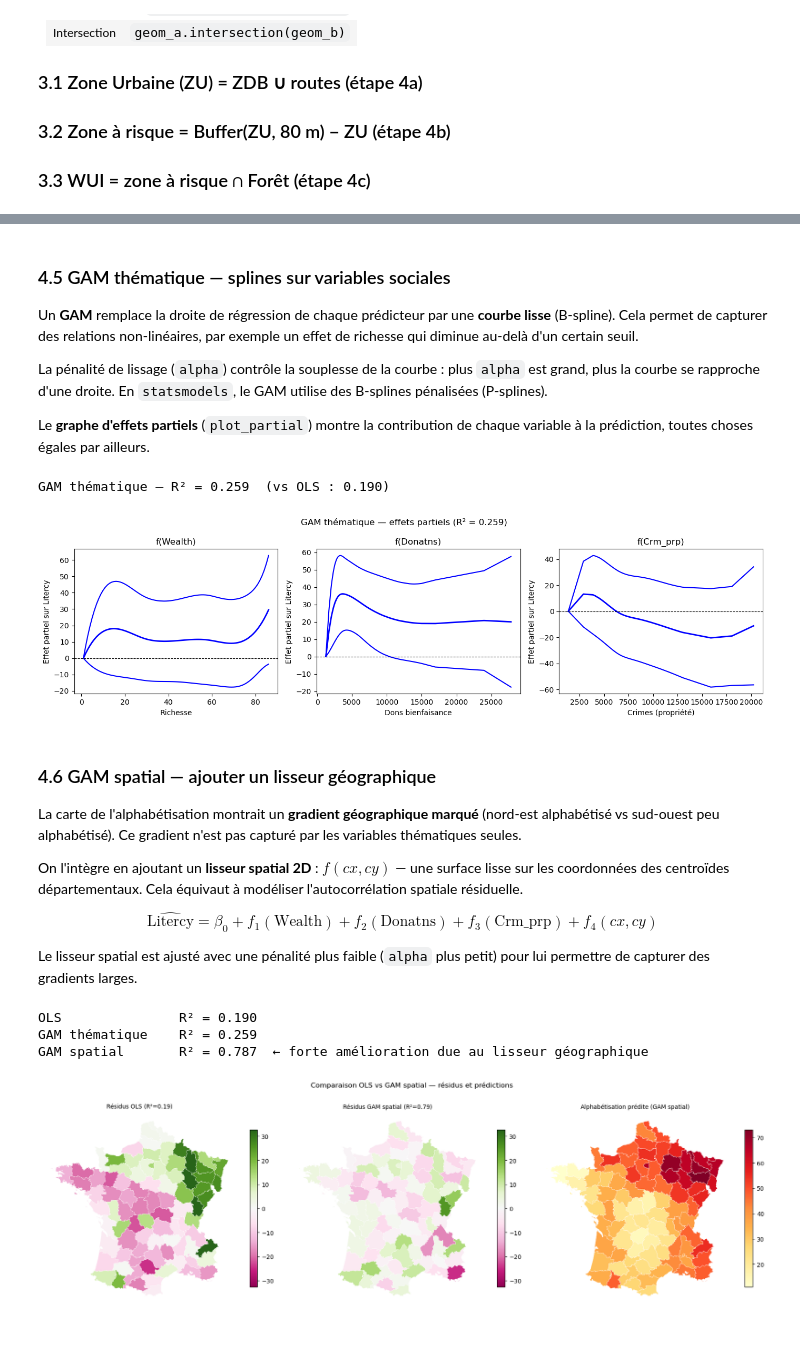
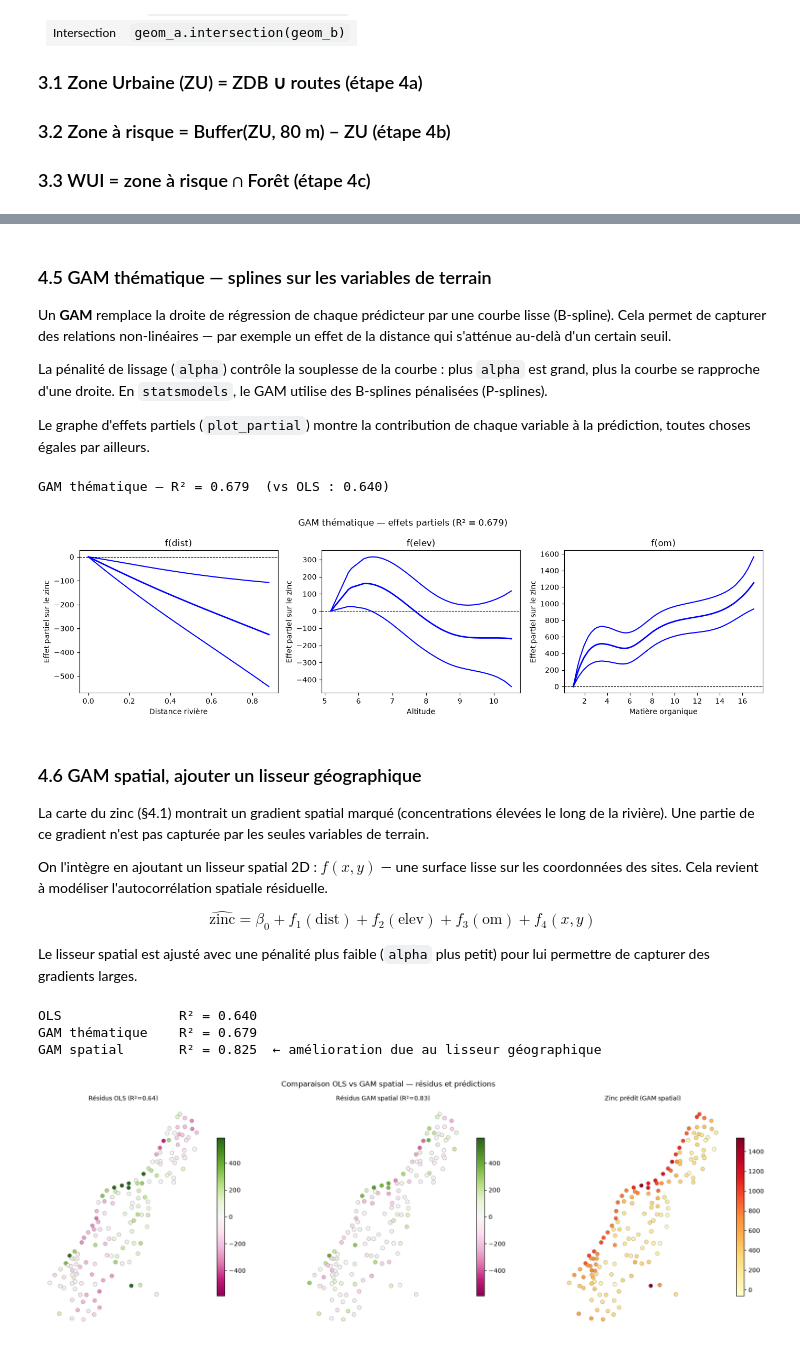
Before and after one commit to gse-unil/2026_Geoinformatique_II, a Jupyter notebook: tps/python/tp-py03.ipynb, the cells around one changed output, grey strips where cells are left out. Drawn from its saved outputs; the diff is of its cells as text; code cells hidden in the pictures.

```diff
--- a/tps/python/tp-py03.ipynb
+++ b/tps/python/tp-py03.ipynb
@@ -226,7 +225,7 @@ Dans QGIS, nous avons utilisé l'outil **Zone tampon** pour :
 #   Étape 2 : buffer −75 m pour éliminer les zones peu denses
 # -------------------------------------------------------
 print("Étape 1 : buffer +75 m sur les bâtiments (regroupé)...")
-buf_pos = buildings_clip.geometry.buffer(75).unary_union   # buffer + dissolve
+buf_pos = buildings_clip.geometry.buffer(75).union_all()   # buffer + dissolve
 
 print("Étape 2 : buffer −75 m pour garder uniquement les zones denses (ZDB)...")
 zdb_geom = buf_pos.buffer(-75)
@@ -237,7 +236,7 @@ print(f"  ZDB : aire totale = {zdb_geom.area / 1e6:.2f} km²")
 # 3b — Buffer routes (6 m = moitié de la largeur totale de 12 m)
 # -------------------------------------------------------
 print("\nBuffer routes (6 m)...")
-roads_buf_geom = roads_clip.geometry.buffer(6).unary_union
+roads_buf_geom = roads_clip.geometry.buffer(6).union_all()
 roads_buf = gpd.GeoDataFrame(geometry=[roads_buf_geom], crs=CRS_REF)
 print(f"  Routes bufferisées : aire = {roads_buf_geom.area / 1e6:.2f} km²")
 
@@ -318,7 +313,7 @@ print(f"  Zone à risque (bande 80 m hors ZU) : aire = {zone_risque_geom.area /
 # 4c — Intersection zone risque ∩ Forêt → WUI
 # -------------------------------------------------------
 print("4c — Intersection zone risque ∩ Forêt → WUI...")
-foret_union = foret_clip.geometry.unary_union
+foret_union = foret_clip.geometry.union_all()
 wui_geom = zone_risque_geom.intersection(foret_union)
 wui = gpd.GeoDataFrame(geometry=[wui_geom], crs=CRS_REF)
 print(f"  WUI : aire = {wui_geom.area / 1e6:.2f} km²")
@@ -485,5 +481,5 @@ On commence par un modèle de référence — la régression linéaire multiple
 # %%
-ols = smf.ols('Litercy ~ Wealth + Donatns + Crm_prp', data=guerry).fit()
+ols = smf.ols('zinc ~ dist + elev + om', data=meuse).fit()
 print(f"OLS — R² = {ols.rsquared:.3f}  |  R² adj. = {ols.rsquared_adj:.3f}\n")
 print(ols.summary().tables[1])
 
@@ -491,13 +487,13 @@ print(ols.summary().tables[1])
 fig, axes = plt.subplots(1, 3, figsize=(14, 4))
 from scipy.stats import pearsonr
 for ax, feat, label in zip(axes, features, labels):
-    x = guerry[feat].values
+    x = meuse[feat].values
     r_val, _ = pearsonr(x, y)
     ax.scatter(x, y, s=20, alpha=0.6, color='steelblue')
     m, b = np.polyfit(x, y, 1)
     ax.plot(np.sort(x), m * np.sort(x) + b, color='crimson', linewidth=2)
     ax.set_xlabel(label.replace('\n', ' '))
-    ax.set_ylabel('Alphabétisation (%)')
+    ax.set_ylabel('Zinc (ppm)')
     ax.set_title(f'r = {r_val:.2f}')
 
 plt.suptitle(f"OLS — nuages de points (R² = {ols.rsquared:.3f})", fontsize=12)
@@ -617,13 +630,13 @@ Extrapolation à des valeurs de prédicteurs extrêmes (hors du nuage observé)
 # %% [markdown]
-### 4.5 GAM thématique — splines sur variables sociales
+### 4.5 GAM thématique — splines sur les variables de terrain
 
-Un **GAM** remplace la droite de régression de chaque prédicteur par une **courbe lisse** (B-spline). Cela permet de capturer des relations non-linéaires, par exemple un effet de richesse qui diminue au-delà d'un certain seuil.
+Un **GAM** remplace la droite de régression de chaque prédicteur par une courbe lisse (B-spline). Cela permet de capturer des relations non-linéaires — par exemple un effet de la distance qui s'atténue au-delà d'un certain seuil.
 
 La pénalité de lissage (`alpha`) contrôle la souplesse de la courbe : plus `alpha` est grand, plus la courbe se rapproche d'une droite. En `statsmodels`, le GAM utilise des B-splines pénalisées (P-splines).
 
-Le **graphe d'effets partiels** (`plot_partial`) montre la contribution de chaque variable à la prédiction, toutes choses égales par ailleurs.
+Le graphe d'effets partiels (`plot_partial`) montre la contribution de chaque variable à la prédiction, toutes choses égales par ailleurs.
 # %%
-# Base de B-splines pour les 3 variables thématiques
+# Base de B-splines pour les 3 variables de terrain
 # df=6 : 6 fonctions de base par variable ; degree=3 : splines cubiques
 bs_th = BSplines(X_th, df=[6, 6, 6], degree=[3, 3, 3])
 
@@ -637,7 +650,7 @@ fig, axes = plt.subplots(1, 3, figsize=(14, 4))
 for i, (ax, label) in enumerate(zip(axes, labels)):
     gam_th.plot_partial(i, ax=ax, plot_se=True)
     ax.set_xlabel(label.replace('\n', ' '))
-    ax.set_ylabel('Effet partiel sur Litercy')
+    ax.set_ylabel('Effet partiel sur le zinc')
     ax.set_title(f'f({features[i]})')
     ax.axhline(0, color='k', linewidth=0.8, linestyle='--')
 
@@ -645,57 +658,55 @@ plt.suptitle(f"GAM thématique — effets partiels (R² = {r2_gam_th:.3f})", fon
 plt.tight_layout()
 plt.show()
 # %% [output]
-GAM thématique — R² = 0.259  (vs OLS : 0.190)
+GAM thématique — R² = 0.679  (vs OLS : 0.640)
-[figure, old version]
+[figure, new version]
 # %% [markdown]
-### 4.6 GAM spatial — ajouter un lisseur géographique
+### 4.6 GAM spatial, ajouter un lisseur géographique
 
-La carte de l'alphabétisation montrait un **gradient géographique marqué** (nord-est alphabétisé vs sud-ouest peu alphabétisé). Ce gradient n'est pas capturé par les variables thématiques seules.
+La carte du zinc (§4.1) montrait un gradient spatial marqué (concentrations élevées le long de la rivière). Une partie de ce gradient n'est pas capturée par les seules variables de terrain.
 
-On l'intègre en ajoutant un **lisseur spatial 2D** : $f(cx, cy)$ — une surface lisse sur les coordonnées des centroïdes départementaux. Cela équivaut à modéliser l'autocorrélation spatiale résiduelle.
+On l'intègre en ajoutant un lisseur spatial 2D : $f(x, y)$ — une surface lisse sur les coordonnées des sites. Cela revient à modéliser l'autocorrélation spatiale résiduelle.
 
-$$\hat{\text{Litercy}} = \beta_0 + f_1(\text{Wealth}) + f_2(\text{Donatns}) + f_3(\text{Crm\_prp}) + f_4(cx, cy)$$
+$$\widehat{\text{zinc}} = \beta_0 + f_1(\text{dist}) + f_2(\text{elev}) + f_3(\text{om}) + f_4(x, y)$$
 
 Le lisseur spatial est ajusté avec une pénalité plus faible (`alpha` plus petit) pour lui permettre de capturer des gradients larges.
 # %%
-# Base de B-splines : variables thématiques + coordonnées spatiales
-# Les centroïdes (cx, cy) reçoivent plus de fonctions de base (df=8)
+# Base de B-splines : variables de terrain + coordonnées spatiales
+# Les coordonnées (x, y) reçoivent plus de fonctions de base (df=8)
 # et une pénalité plus faible (alpha=1e-3) pour capturer le gradient spatial
 bs_sp = BSplines(X_sp, df=[6, 6, 6, 8, 8], degree=[3, 3, 3, 3, 3])
 gam_sp = GLMGam(y, smoother=bs_sp, alpha=[1, 1, 1, 1e-3, 1e-3]).fit()
 r2_gam_sp = r2_score(y, gam_sp.fittedvalues)
 
 print(f"OLS               R² = {ols.rsquared:.3f}")
 print(f"GAM thématique    R² = {r2_gam_th:.3f}")
-print(f"GAM spatial       R² = {r2_gam_sp:.3f}  ← forte amélioration due au lisseur géographique")
+print(f"GAM spatial       R² = {r2_gam_sp:.3f}  ← amélioration due au lisseur géographique")
 
-# Résidus OLS vs GAM spatial
-guerry['resid_ols'] = y - ols.predict(guerry)
-guerry['resid_gam'] = y - gam_sp.fittedvalues
-guerry['pred_gam']  = gam_sp.fittedvalues
+# Résidus OLS vs GAM spatial (cartes de points)
+resid_ols = y - ols.predict(meuse).values
+resid_gam = y - gam_sp.fittedvalues
+pred_gam  = gam_sp.fittedvalues
+vabs = np.percentile(np.abs(resid_ols), 97)
 
-vabs = np.percentile(np.abs(guerry['resid_ols']), 97)
-
+xx, yy = meuse['x'].values, meuse['y'].values
 fig, axes = plt.subplots(1, 3, figsize=(18, 6))
-for ax, col, title, cmap, sym in [
-    (axes[0], 'resid_ols', f'Résidus OLS (R²={ols.rsquared:.2f})',     'PiYG', True),
-    (axes[1], 'resid_gam', f'Résidus GAM spatial (R²={r2_gam_sp:.2f})','PiYG', True),
-    (axes[2], 'pred_gam',  'Alphabétisation prédite (GAM spatial)',      'YlOrRd', False),
+for ax, vals, title, cmap, kw in [
+    (axes[0], resid_ols, f'Résidus OLS (R²={ols.rsquared:.2f})',      'PiYG',   dict(vmin=-vabs, vmax=vabs)),
+    (axes[1], resid_gam, f'Résidus GAM spatial (R²={r2_gam_sp:.2f})', 'PiYG',   dict(vmin=-vabs, vmax=vabs)),
+    (axes[2], pred_gam,  'Zinc prédit (GAM spatial)',                 'YlOrRd', {}),
 ]:
-    kw = dict(vmin=-vabs, vmax=vabs) if sym else {}
-    guerry.plot(ax=ax, column=col, cmap=cmap, legend=True,
-                legend_kwds={'shrink': 0.7}, edgecolor='white', linewidth=0.3, **kw)
-    ax.set_title(title, fontsize=10)
-    ax.set_axis_off()
+    sc = ax.scatter(xx, yy, c=vals, cmap=cmap, s=40, edgecolor='k', linewidth=0.2, **kw)
+    plt.colorbar(sc, ax=ax, shrink=0.7)
+    ax.set_title(title, fontsize=10); ax.set_aspect('equal'); ax.set_axis_off()
 
 plt.suptitle("Comparaison OLS vs GAM spatial — résidus et prédictions", fontsize=12)
 plt.tight_layout()
 plt.show()
 # %% [output]
-OLS               R² = 0.190
-GAM thématique    R² = 0.259
-GAM spatial       R² = 0.787  ← forte amélioration due au lisseur géographique
+OLS               R² = 0.640
+GAM thématique    R² = 0.679
+GAM spatial       R² = 0.825  ← amélioration due au lisseur géographique
-[figure, old version]
+[figure, new version]
 # %% [markdown]
 ### 4.7 Validation croisée K-fold
 
```
Also changed, not shown: parts of 28 cells of this notebook, 4 other files.
